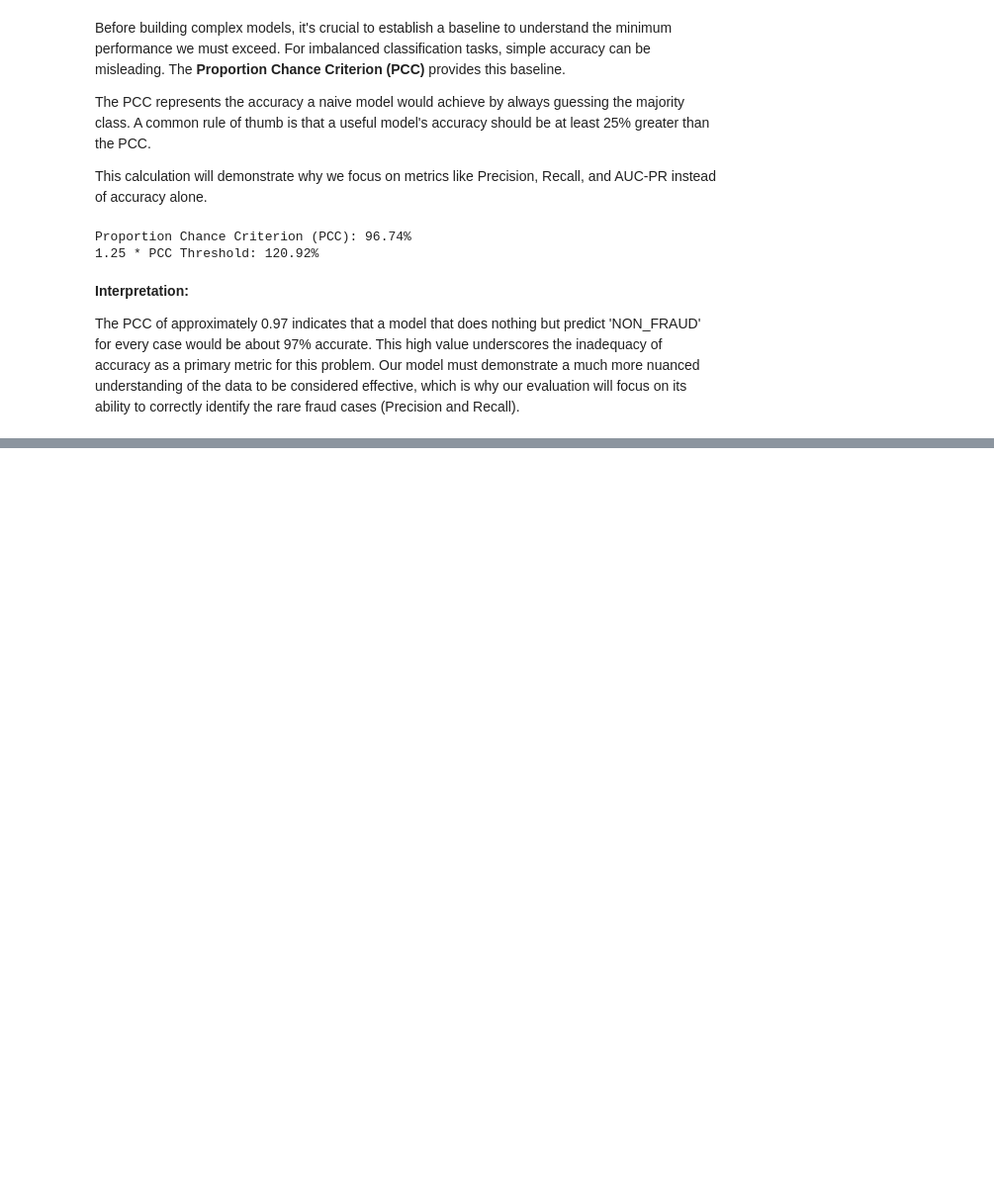
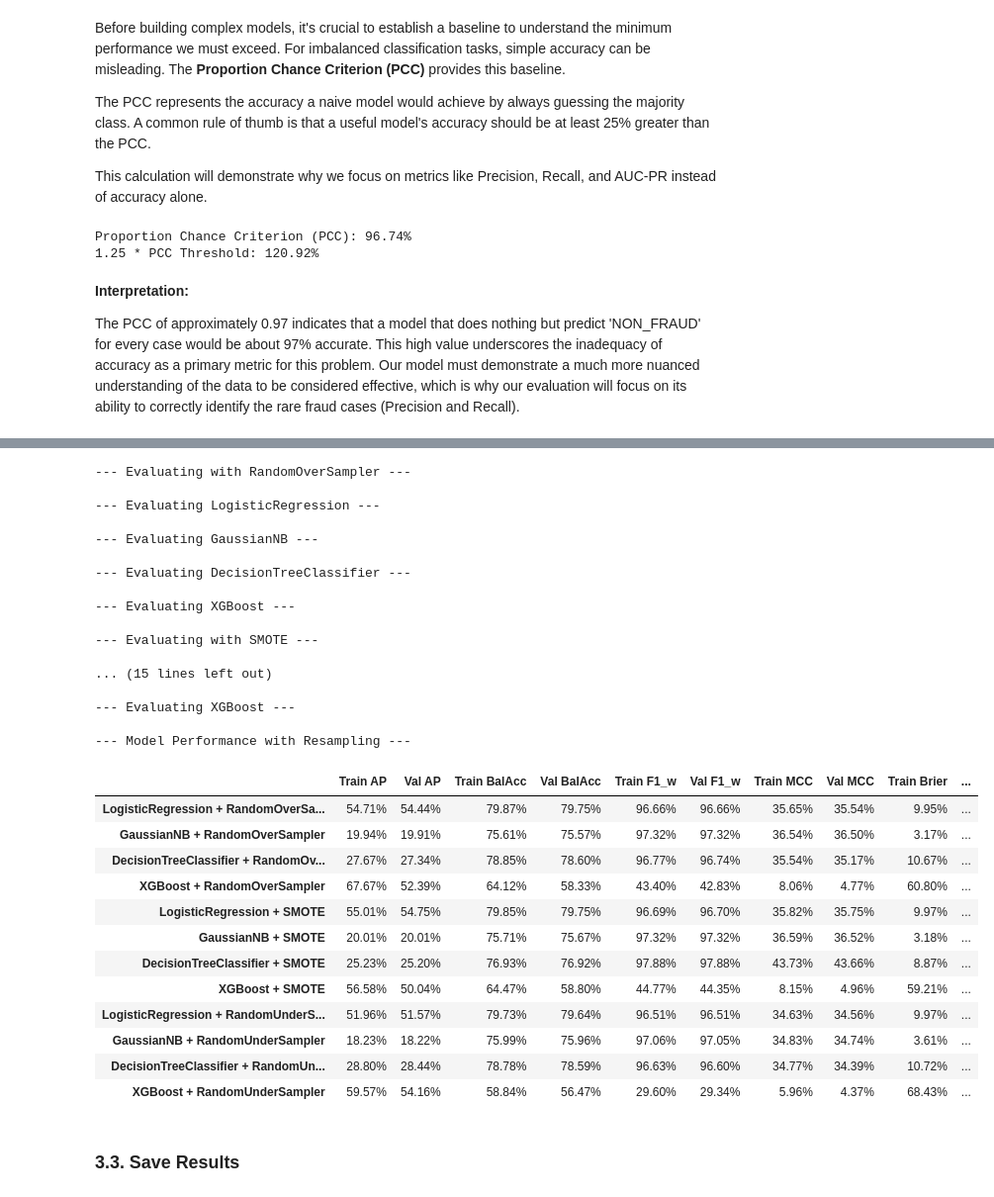
Before and after one commit to mjoshua97241/bank-fraud-detection-project, a Jupyter notebook: bank-fraud-detection-project/notebooks/5.0-mjv-model-training-and-evaluation.ipynb, the cells around one changed output, grey strips where cells are left out. Shown: that part at 99% size. Cells and saved outputs as stored; diff of their text form; code cells hidden in the pictures; blank space fills up the shorter version.

Commit message:
Created Model Training and Evalulation section.

```diff
--- a/bank-fraud-detection-project/notebooks/5.0-mjv-model-training-and-evaluation.ipynb
+++ b/bank-fraud-detection-project/notebooks/5.0-mjv-model-training-and-evaluation.ipynb
@@ -175,0 +197,11 @@ The PCC of approximately 0.97 indicates that a model that does nothing but predi
+# %%
+# Create the preprocessing pipeline
+preprocessor = ColumnTransformer(
+    transformers=[
+        ('num', StandardScaler(), numerical_features),
+        ('cat', OneHotEncoder(handle_unknown='ignore'), categorical_features)
+    ],
+    remainder='passthrough'  # Keep other columns (if any), though we expect none
+)
+
+print("Preprocessing pipeline created successfully.")
@@ -175,0 +351,9 @@ The PCC of approximately 0.97 indicates that a model that does nothing but predi
+# %%
+# Define cross-validation strategy
+cv = StratifiedKFold(n_splits=5, shuffle=True, random_state=42)
+
+# Run baseline evaluation
+baseline_results, baseline_results_formatted = auto_ml(X_train, y_train, models_dict, preprocessor, cv)
+
+print("\n--- Baseline Model Performance (No Resampling) ---")
+display(baseline_results_formatted)
@@ -175,0 +380,60 @@ The PCC of approximately 0.97 indicates that a model that does nothing but predi
+# %%
+resamplers_dict = {
+    'RandomOverSampler': RandomOverSampler(random_state=42),
+    'SMOTE': SMOTE(random_state=42),
+    'RandomUnderSampler': RandomUnderSampler(random_state=42)
+}
+
+resampling_results = {}
+resampling_results_formatted = {}
+
+for resampler_name, resampler_instance in resamplers_dict.items():
+    print(f"\n--- Evaluating with {resampler_name} ---")
+    # For each resampler, evaluate all models
+    current_res_results, current_res_results_formatted = auto_ml(X_train, y_train, models_dict, preprocessor, cv, res_t=resampler_instance)
+
+    # Store results, potentially renaming columns to indicate resampler
+    for model_name in current_res_results.index:
+        # Use a combined key for model and resampler
+        combined_key = f"{model_name} + {resampler_name}"
+        resampling_results[combined_key] = current_res_results.loc[model_name].to_dict()
+        resampling_results_formatted[combined_key] = current_res_results_formatted.loc[model_name].to_dict()
+
+resampling_results_df = pd.DataFrame(resampling_results).T
+resampling_results_formatted_df = pd.DataFrame(resampling_results_formatted).T
+
+print("\n--- Model Performance with Resampling ---")
+display(resampling_results_formatted_df)
+# %% [output]
+--- Evaluating with RandomOverSampler ---
+
+--- Evaluating LogisticRegression ---
+
+--- Evaluating GaussianNB ---
+
+--- Evaluating DecisionTreeClassifier ---
+
+--- Evaluating XGBoost ---
+
+--- Evaluating with SMOTE ---
+
+... (15 lines left out)
+
+--- Evaluating XGBoost ---
+
+--- Model Performance with Resampling ---
+|  | Train AP | Val AP | Train BalAcc | Val BalAcc | Train F1_w | Val F1_w | Train MCC | Val MCC | Train Brier | ... |
+| LogisticRegression + RandomOverSa... | 54.71% | 54.44% | 79.87% | 79.75% | 96.66% | 96.66% | 35.65% | 35.54% | 9.95% | ... |
+| GaussianNB + RandomOverSampler | 19.94% | 19.91% | 75.61% | 75.57% | 97.32% | 97.32% | 36.54% | 36.50% | 3.17% | ... |
+| DecisionTreeClassifier + RandomOv... | 27.67% | 27.34% | 78.85% | 78.60% | 96.77% | 96.74% | 35.54% | 35.17% | 10.67% | ... |
+| XGBoost + RandomOverSampler | 67.67% | 52.39% | 64.12% | 58.33% | 43.40% | 42.83% | 8.06% | 4.77% | 60.80% | ... |
+| LogisticRegression + SMOTE | 55.01% | 54.75% | 79.85% | 79.75% | 96.69% | 96.70% | 35.82% | 35.75% | 9.97% | ... |
+| GaussianNB + SMOTE | 20.01% | 20.01% | 75.71% | 75.67% | 97.32% | 97.32% | 36.59% | 36.52% | 3.18% | ... |
+| DecisionTreeClassifier + SMOTE | 25.23% | 25.20% | 76.93% | 76.92% | 97.88% | 97.88% | 43.73% | 43.66% | 8.87% | ... |
+| XGBoost + SMOTE | 56.58% | 50.04% | 64.47% | 58.80% | 44.77% | 44.35% | 8.15% | 4.96% | 59.21% | ... |
+| LogisticRegression + RandomUnderS... | 51.96% | 51.57% | 79.73% | 79.64% | 96.51% | 96.51% | 34.63% | 34.56% | 9.97% | ... |
+| GaussianNB + RandomUnderSampler | 18.23% | 18.22% | 75.99% | 75.96% | 97.06% | 97.05% | 34.83% | 34.74% | 3.61% | ... |
+| DecisionTreeClassifier + RandomUn... | 28.80% | 28.44% | 78.78% | 78.59% | 96.63% | 96.60% | 34.77% | 34.39% | 10.72% | ... |
+| XGBoost + RandomUnderSampler | 59.57% | 54.16% | 58.84% | 56.47% | 29.60% | 29.34% | 5.96% | 4.37% | 68.43% | ... |
+# %% [markdown]
+### 3.3. Save Results
```
Also changed, not shown: parts of 24 cells of this notebook, 6 other files.
